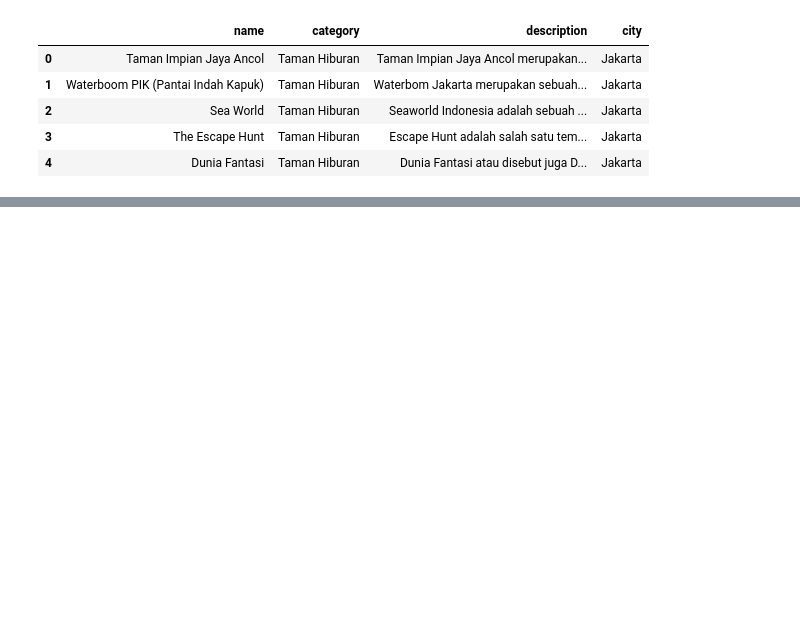
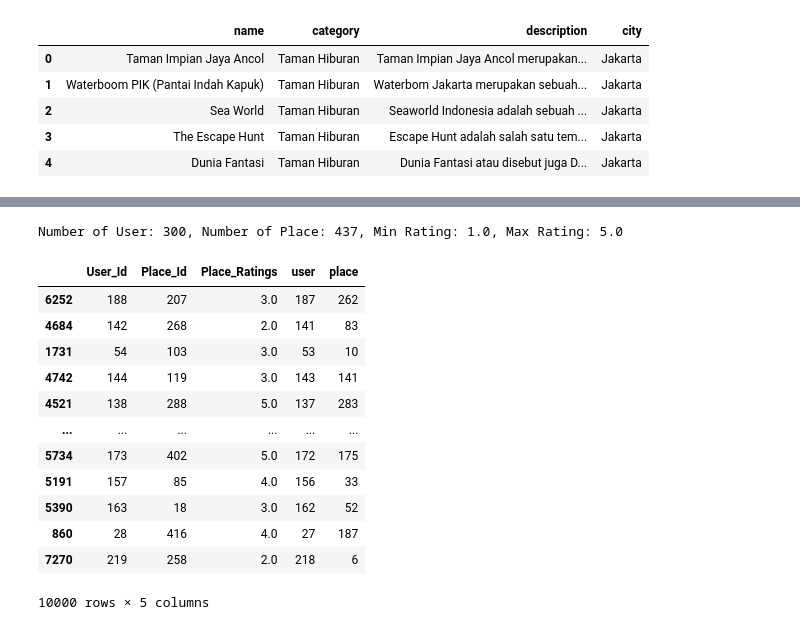
Before and after one commit to BBhavya02/Travel-System, a Jupyter notebook: trs.ipynb, the cells around one changed output, grey strips where cells are left out. Saved outputs shown, nothing was run; the diff lists cells and outputs as text; code cells hidden in the pictures; blank space fills up the shorter version.

```diff
--- a/trs.ipynb
+++ b/trs.ipynb
@@ -393,0 +431,44 @@ from pathlib import Path
+# %%
+user_ids = df.User_Id.unique().tolist()
+
+user_to_user_encoded = {x:i for i, x in enumerate(user_ids)}
+
+user_encoded_to_user = {i: x for i, x in enumerate(user_ids)}
+# %%
+place_ids = df.Place_Id.unique().tolist()
+
+place_to_place_encoded = {x: i for i, x in enumerate(place_ids)}
+
+place_encoded_to_place = {x: i for x, i in enumerate(place_ids)}
+# %%
+df['user'] = df.User_Id.map(user_to_user_encoded)
+
+df['place'] = df.Place_Id.map(place_to_place_encoded)
+# %%
+num_users = len(user_to_user_encoded)
+num_place = len(place_encoded_to_place)
+df['Place_Ratings'] = df['Place_Ratings'].values.astype(np.float32)
+min_rating = min(df['Place_Ratings'])
+max_rating= max(df['Place_Ratings'])
+print('Number of User: {}, Number of Place: {}, Min Rating: {}, Max Rating: {}'.format(
+    num_users, num_place, min_rating, max_rating
+))
+# %% [output]
+Number of User: 300, Number of Place: 437, Min Rating: 1.0, Max Rating: 5.0
+# %%
+df = df.sample(frac=1,random_state=42)
+df
+# %% [output]
+|  | User_Id | Place_Id | Place_Ratings | user | place |
+| 6252 | 188 | 207 | 3.0 | 187 | 262 |
+| 4684 | 142 | 268 | 2.0 | 141 | 83 |
+| 1731 | 54 | 103 | 3.0 | 53 | 10 |
+| 4742 | 144 | 119 | 3.0 | 143 | 141 |
+| 4521 | 138 | 288 | 5.0 | 137 | 283 |
+| ... | ... | ... | ... | ... | ... |
+| 5734 | 173 | 402 | 5.0 | 172 | 175 |
+| 5191 | 157 | 85 | 4.0 | 156 | 33 |
+| 5390 | 163 | 18 | 3.0 | 162 | 52 |
+| 860 | 28 | 416 | 4.0 | 27 | 187 |
+| 7270 | 219 | 258 | 2.0 | 218 | 6 |
+10000 rows × 5 columns
```
Also changed, not shown: parts of 24 cells of this notebook, 2 other files.
